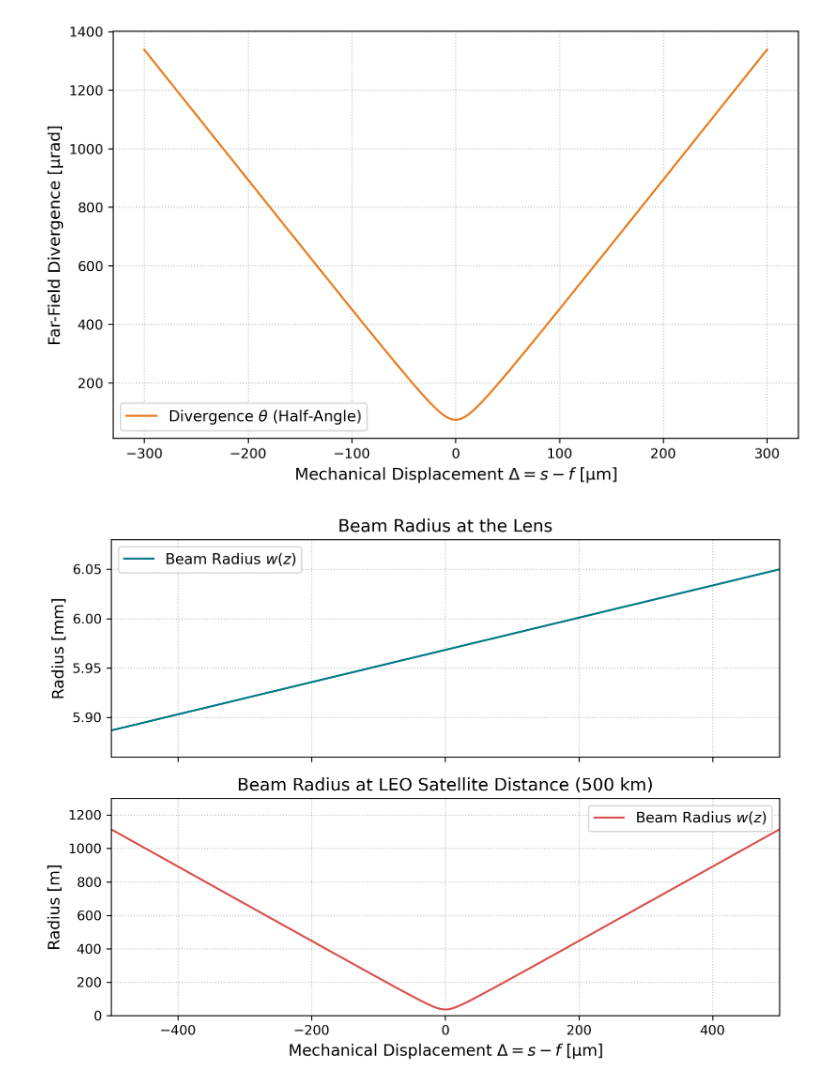
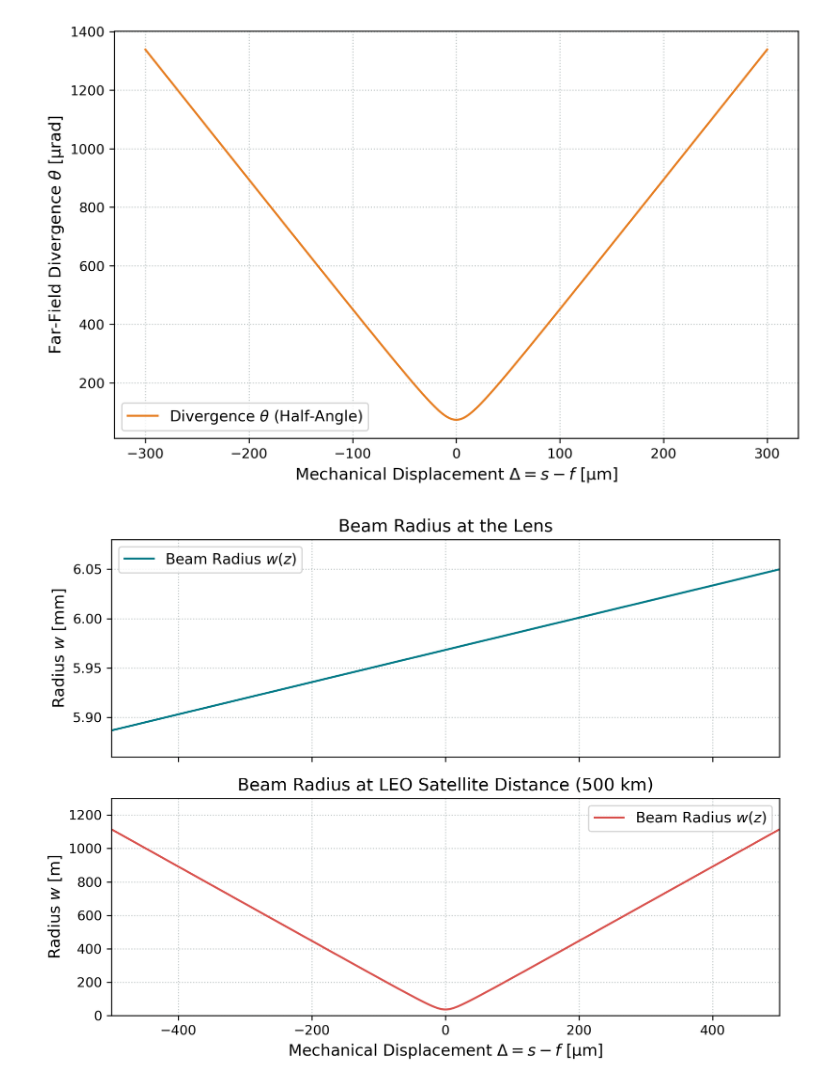
Before and after one commit to CodeTurtleT/lasercom-divergence-control, a Jupyter notebook: required_divergence_distance_(range).ipynb, the cells around one changed output. Saved outputs shown, nothing was run; the diff lists cells and outputs as text; code cells hidden in the pictures.

```diff
--- a/required_divergence_distance_(range).ipynb
+++ b/required_divergence_distance_(range).ipynb
@@ -58,35 +58,35 @@ def calculate_divergence(delta_val, focal_length, waist, wavelength_eff, rayleig
 # Perform calculation
 theta_angle = calculate_divergence(delta, f, wf, lam_eff, zR)
 
 # ==========================================
 # 3. Plotting
 # ==========================================
 # 6.2 x 4 inches is ideal for a half-page LaTeX plot (without title)
 plt.figure(figsize=(8, 5))
 
 # Plotting the theoretical divergence
 plt.plot(delta * 1e6, theta_angle * 1e6, color='#E67E22', label=r'Divergence $\theta$ (Half-Angle)')
 
 # Marker for the physical minimum (perfect collimation)
 #plt.axvline(0, color='#C8102E', linestyle='--', linewidth=1.5, alpha=0.7, label='Perfect Focus ($\Delta = 0$)')
 #plt.plot(0, np.min(theta_angle) * 1e6, marker='o', markersize=6, color='#C8102E')
 
 # Axis labels (Note: * 1e6 means we are in µm and µrad!)
 plt.xlabel(r"Mechanical Displacement $\Delta = s - f$ [µm]")
-plt.ylabel(r"Far-Field Divergence [µrad]")
+plt.ylabel(rf"Far-Field Divergence $\theta$ [µrad]")
 
 # Title commented out for LaTeX!
 # plt.title('Theoretical Divergence vs. Mechanical Displacement')
 
 plt.legend()#loc='upper center'
 plt.tight_layout()
 
 # Save as vector graphic for LaTeX
 plt.savefig("/Users/trinity/Desktop/bachelor.thesis/ba_plots/calculations_for_prototype/range_distance/divergence_displacement.pdf")
 
 plt.show()
 # %% [output]
-[figure, old version]
+[figure, new version]
 # %%
 # ==========================================
 # 1. System Parameters
@@ -130,7 +130,7 @@ fig, ax = plt.subplots(2, 1, figsize=(8, 6), sharex=True)
 
 # Plot 1: At the lens
 ax[0].plot(delta*1e6, w_lens*1e3, color='#007A87', label="Beam Radius $w(z)$")
-ax[0].set_ylabel("Radius [mm]")
+ax[0].set_ylabel(f"Radius $w$ [mm]")
 ax[0].set_ylim(5.86, 6.08)
 ax[0].set_title("Beam Radius at the Lens")
 ax[0].legend()
@@ -140,7 +140,7 @@ ax[1].plot(delta*1e6, w_500km, color='#D9534F',label="Beam Radius $w(z)$")
 ax[1].set_xlabel(r"Mechanical Displacement $\Delta = s - f$ [µm]")
 ax[1].set_xlim(-500, 500) # Zooms perfectly into the relevant Piezo range
 ax[1].set_ylim(0, 1300)
-ax[1].set_ylabel("Radius [m]")
+ax[1].set_ylabel(f"Radius $w$ [m]")
 ax[1].set_title("Beam Radius at LEO Satellite Distance (500 km)")
 ax[1].legend()
 
@@ -148,7 +148,7 @@ plt.tight_layout()
 plt.savefig("/Users/trinity/Desktop/bachelor.thesis/ba_plots/calculations_for_prototype/range_distance/beam_radius.pdf")
 plt.show()
 # %% [output]
-[figure, old version]
+[figure, new version]
 # %%
 #div vs größe strahl bei leo
 
```
Also changed, not shown: parts of 2 cells of this notebook, 2 other files.
